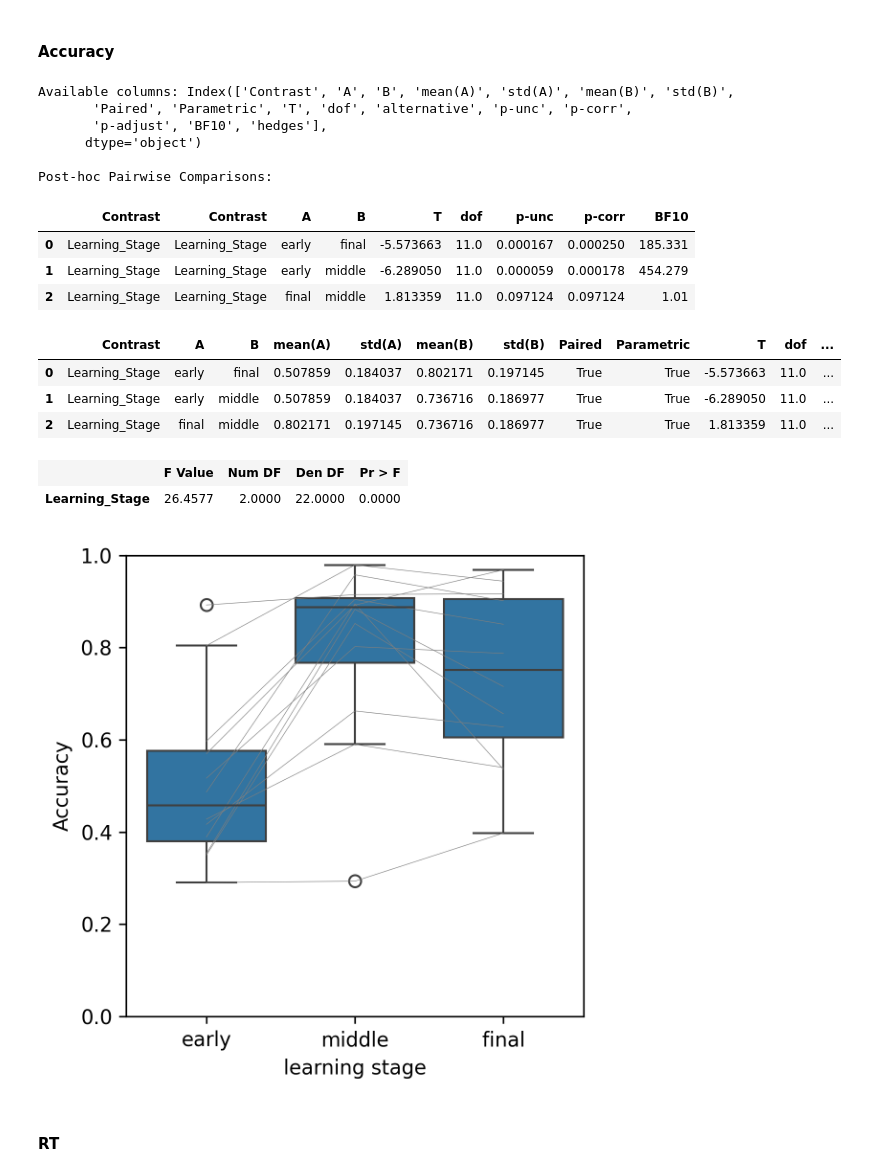
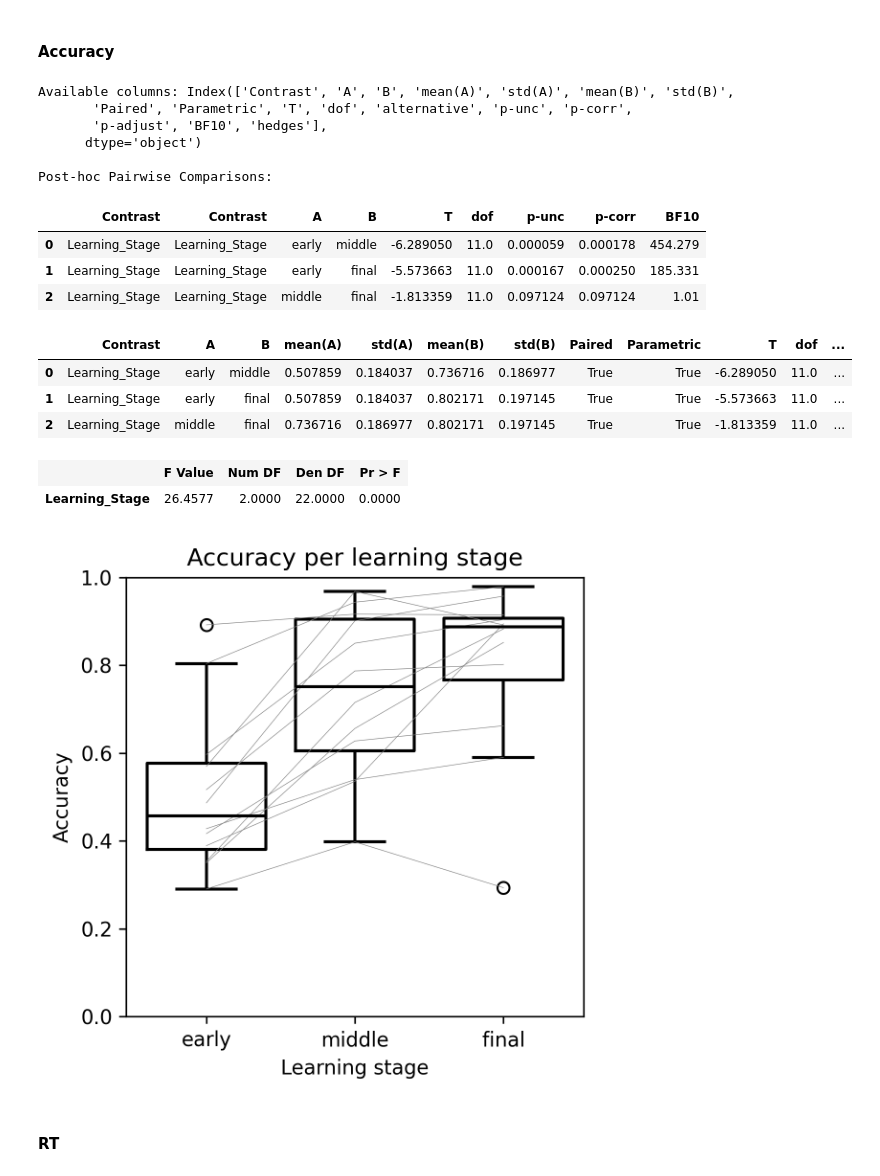
Before and after one commit to SoundBrainLab/fMRI_auditory-category-learning, a Jupyter notebook: 04_behavior/behavior_analysis.ipynb, the cells around one changed output. Drawn from its saved outputs; the diff is of its cells as text; code cells hidden in the pictures.

Commit message:
Finalized learning stage stats and plots

```diff
--- a/04_behavior/behavior_analysis.ipynb
+++ b/04_behavior/behavior_analysis.ipynb
@@ -194,6 +194,15 @@ run_to_stage = {
 
 behav_df['Learning_Stage'] = behav_df['Run'].map(run_to_stage)
 
+# Define the custom order as a list
+category_order = ['early', 'middle', 'final']
+
+# Convert the 'Category' column to a Categorical type with the specified order
+behav_df['Learning_Stage'] = pd.Categorical(behav_df['Learning_Stage'], categories=category_order, ordered=True)
+
+# Sort the DataFrame by the Categorical column
+behav_df = behav_df.sort_values(by='Learning_Stage')
+
 stage_df = behav_df.groupby(['Participant_ID', 'Learning_Stage']).agg({
     'Accuracy': 'mean',
     'RT (s)': 'mean',
@@ -278,16 +305,16 @@ Available columns: Index(['Contrast', 'A', 'B', 'mean(A)', 'std(A)', 'mean(B)',
 
 Post-hoc Pairwise Comparisons:
 |  | Contrast | Contrast | A | B | T | dof | p-unc | p-corr | BF10 |
-| 0 | Learning_Stage | Learning_Stage | early | final | -5.573663 | 11.0 | 0.000167 | 0.000250 | 185.331 |
-| 1 | Learning_Stage | Learning_Stage | early | middle | -6.289050 | 11.0 | 0.000059 | 0.000178 | 454.279 |
-| 2 | Learning_Stage | Learning_Stage | final | middle | 1.813359 | 11.0 | 0.097124 | 0.097124 | 1.01 |
+| 0 | Learning_Stage | Learning_Stage | early | middle | -6.289050 | 11.0 | 0.000059 | 0.000178 | 454.279 |
+| 1 | Learning_Stage | Learning_Stage | early | final | -5.573663 | 11.0 | 0.000167 | 0.000250 | 185.331 |
+| 2 | Learning_Stage | Learning_Stage | middle | final | -1.813359 | 11.0 | 0.097124 | 0.097124 | 1.01 |
 # %%
 pairwise_acc
 # %% [output]
 |  | Contrast | A | B | mean(A) | std(A) | mean(B) | std(B) | Paired | Parametric | T | dof | ... |
-| 0 | Learning_Stage | early | final | 0.507859 | 0.184037 | 0.802171 | 0.197145 | True | True | -5.573663 | 11.0 | ... |
-| 1 | Learning_Stage | early | middle | 0.507859 | 0.184037 | 0.736716 | 0.186977 | True | True | -6.289050 | 11.0 | ... |
-| 2 | Learning_Stage | final | middle | 0.802171 | 0.197145 | 0.736716 | 0.186977 | True | True | 1.813359 | 11.0 | ... |
+| 0 | Learning_Stage | early | middle | 0.507859 | 0.184037 | 0.736716 | 0.186977 | True | True | -6.289050 | 11.0 | ... |
+| 1 | Learning_Stage | early | final | 0.507859 | 0.184037 | 0.802171 | 0.197145 | True | True | -5.573663 | 11.0 | ... |
+| 2 | Learning_Stage | middle | final | 0.736716 | 0.186977 | 0.802171 | 0.197145 | True | True | -1.813359 | 11.0 | ... |
 # %%
 # Mixed-Effects ANOVA with Hemisphere, Region, and Interaction
 aov = AnovaRM(stage_df,
@@ -302,32 +329,29 @@ aov.summary()
 |  | F Value | Num DF | Den DF | Pr > F |
 | Learning_Stage | 26.4577 | 2.0000 | 22.0000 | 0.0000 |
 # %%
-plot_df = stage_df.replace({'early':'runs1-2',
-                           'middle':'runs3-4',
-                           'final':'runs5-6',
-                           })
-
 fig, ax = plt.subplots(1, 1, figsize=(4,4), dpi=300)
 '''sns.lineplot(stage_df, x='Learning_Stage', y='Accuracy',
              color='black', err_style='bars',
              ax=ax)
 '''
-sns.boxplot(plot_df, x='Learning_Stage', y='Accuracy',
+sns.boxplot(stage_df, x='Learning_Stage', y='Accuracy',
+            color='k', fill=False,
             ax=ax)
-sns.lineplot(plot_df, x='Learning_Stage', y='Accuracy',
+sns.lineplot(stage_df, x='Learning_Stage', y='Accuracy',
              hue='Participant_ID',
              palette=sns.color_palette(['grey'], 12),
              linewidth=0.3,
              ax=ax,
              legend=None)
 ax.set_ylim([0, 1])
-ax.set_xlabel('learning stage')
-ax.set_xticklabels(['early', 'middle', 'final'])
+ax.set_xlabel('Learning stage')
+#ax.set_xticklabels(['early', 'middle', 'final'])
+ax.set_title('Accuracy per learning stage')
 
 fig.tight_layout()
 #fig.savefig('behav_acc-only.svg')
 # %% [output]
-[figure, old version]
+[figure, new version]
 # %% [markdown]
 #### RT
 # %%
```
Also changed, not shown: parts of 19 cells of this notebook.
